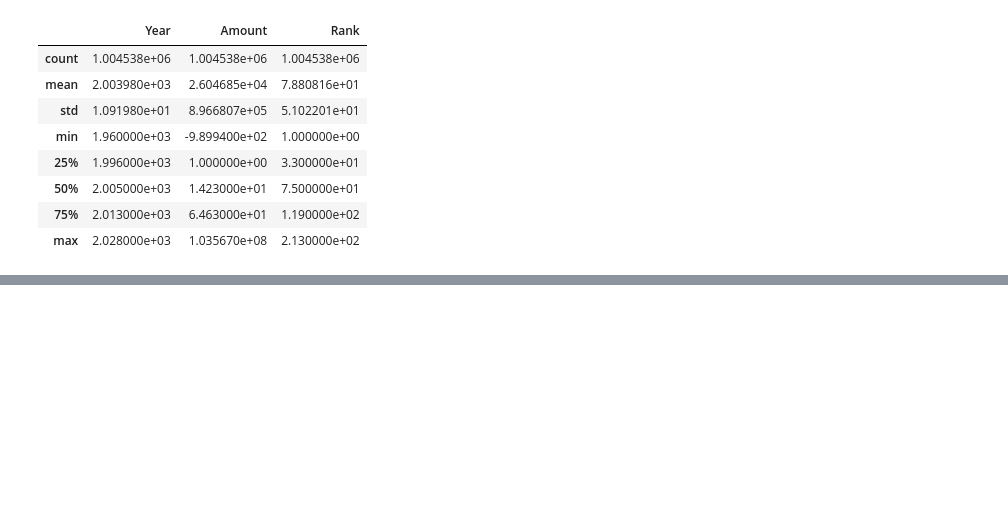
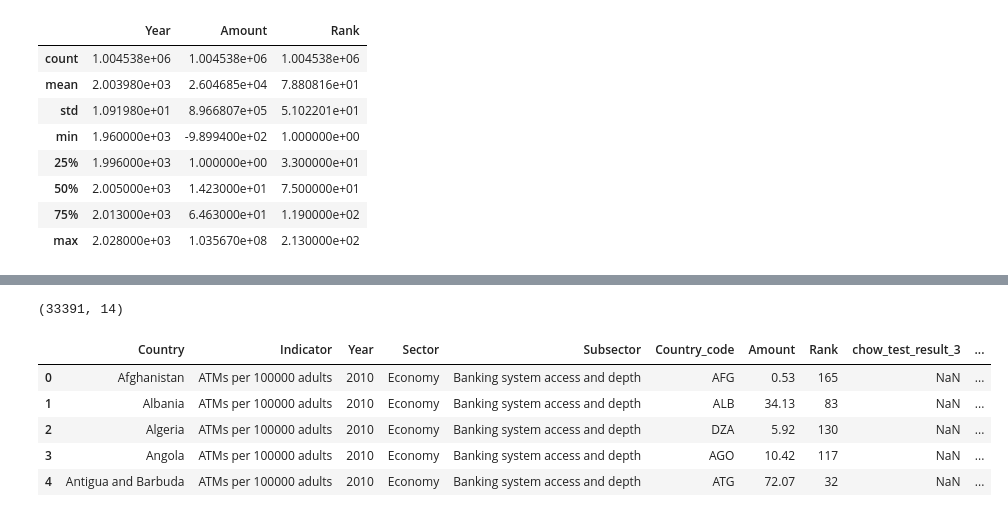
Before and after one commit to akshiin/Global-Data-Trend-Analysis, a Jupyter notebook: data_analysis.ipynb, the cells around one changed output, grey strips where cells are left out. Saved outputs shown, nothing was run; the diff lists cells and outputs as text; code cells hidden in the pictures; blank space fills up the shorter version.

```diff
--- a/data_analysis.ipynb
+++ b/data_analysis.ipynb
@@ -44,0 +230,4 @@ df.describe()
+# %%
+test_results_df.shape
+# %% [output]
+(33391, 14)
@@ -44,0 +236,14 @@ df.describe()
+# %%
+final_df = df.set_index(['Country', 'Indicator']).join(
+    test_results_df_copy.set_index(['Country', 'Indicator']),
+    how='left'
+).reset_index()
+
+final_df.head()
+# %% [output]
+|  | Country | Indicator | Year | Sector | Subsector | Country_code | Amount | Rank | chow_test_result_3 | ... |
+| 0 | Afghanistan | ATMs per 100000 adults | 2010 | Economy | Banking system access and depth | AFG | 0.53 | 165 | NaN | ... |
+| 1 | Albania | ATMs per 100000 adults | 2010 | Economy | Banking system access and depth | ALB | 34.13 | 83 | NaN | ... |
+| 2 | Algeria | ATMs per 100000 adults | 2010 | Economy | Banking system access and depth | DZA | 5.92 | 130 | NaN | ... |
+| 3 | Angola | ATMs per 100000 adults | 2010 | Economy | Banking system access and depth | AGO | 10.42 | 117 | NaN | ... |
+| 4 | Antigua and Barbuda | ATMs per 100000 adults | 2010 | Economy | Banking system access and depth | ATG | 72.07 | 32 | NaN | ... |
```
Also changed, not shown: parts of 15 cells of this notebook, 1 other file.
